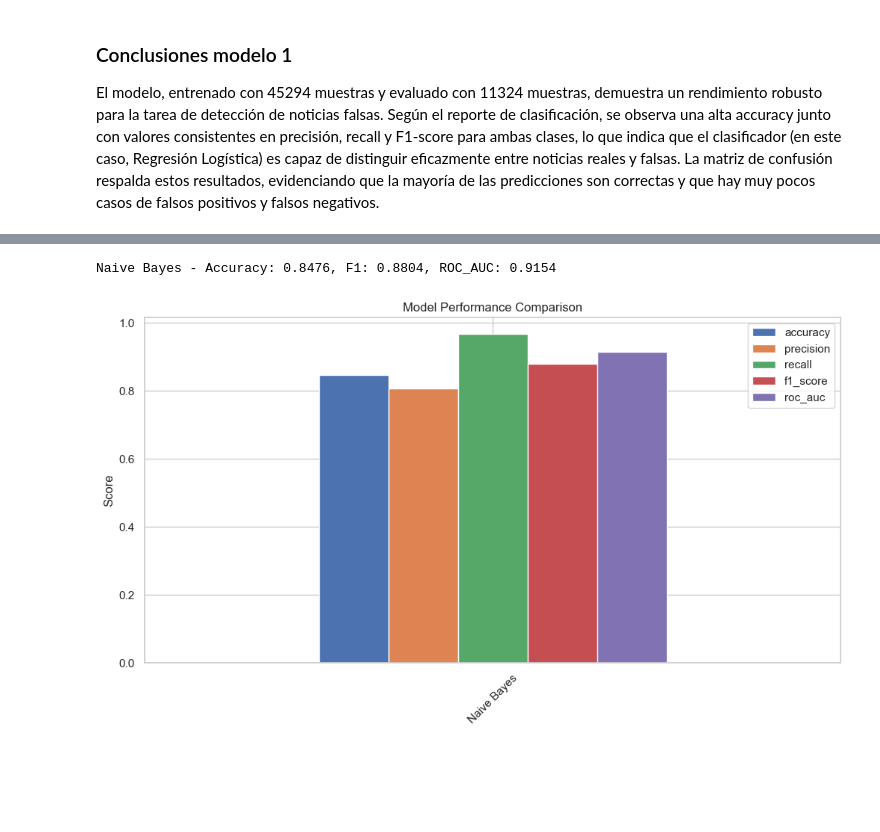
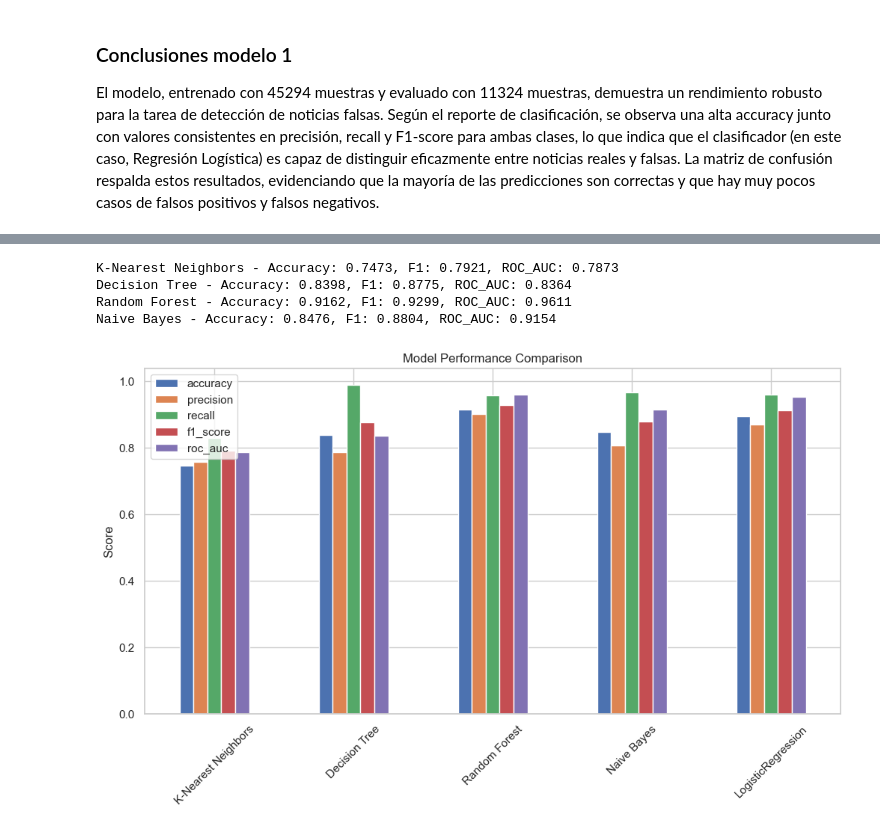
Before and after one commit to GROUP-BI/Proyecto1, a Jupyter notebook: Proyecto1_BI.ipynb, the cells around one changed output, grey strips where cells are left out. Drawn from its saved outputs; the diff is of its cells as text; code cells hidden in the pictures; blank space fills up the shorter version.

Commit message:
estilos de impresion en los modelos
Co-Authored-By: Mateo Chilito <106893837+Mateo2141@users.noreply.github.com>

```diff
--- a/Proyecto1_BI.ipynb
+++ b/Proyecto1_BI.ipynb
@@ -352,6 +334,8 @@ y_pred = model.predict(X_test_tfidf)
 
 # Calcular y mostrar las métricas de evaluación
 accuracy = accuracy_score(y_test, y_pred)
+y1_test = y_test
+y1_pred = y_pred
 print('Accuracy:', accuracy)
 
 print('\nReporte de Clasificación:')
@@ -381,7 +365,7 @@ La Curva ROC (Receiver Operating Characteristic) junto con el valor del AUC (Are
 # %%
 # Obtener las probabilidades de la clase positiva (por ejemplo, noticias falsas)
 y_prob = model.predict_proba(X_test_tfidf)[:, 1]
-
+y1_prob = y_prob
 # Calcular la tasa de verdaderos positivos (TPR) y la tasa de falsos positivos (FPR)
 fpr, tpr, thresholds = roc_curve(y_test, y_prob)
 roc_auc = auc(fpr, tpr)
@@ -425,6 +416,30 @@ def evaluate_model(model, X_train_vec, X_test_vec, y_train, y_test):
         'roc_auc': roc_auc_score(y_test, y_prob) if y_prob is not None else None,
         'conf_matrix': confusion_matrix(y_test, y_pred)
     }
+
+
+    print(f"\nReporte de Clasificación para {model.__class__.__name__}:")
+    print(classification_report(y_test, y_pred))
+    print('Matriz de Confusión:')
+    print(confusion_matrix(y_test, y_pred))
+
+
+    # Calcular la tasa de verdaderos positivos (TPR) y la tasa de falsos positivos (FPR)
+    fpr, tpr, thresholds = roc_curve(y_test, y_prob)
+    roc_auc = auc(fpr, tpr)
+
+
+    # Graficar la curva ROC
+    plt.figure(figsize=(8,6))
+    plt.plot(fpr, tpr, color='blue', lw=2, label=f'Curva ROC de {model.__class__.__name__} (AUC = {roc_auc:.2f})')
+    plt.plot([0, 1], [0, 1], color='grey', lw=1, linestyle='--')  # Línea de referencia (modelo aleatorio)
+    plt.xlabel('Tasa de Falsos Positivos')
+    plt.ylabel('Tasa de Verdaderos Positivos')
+    plt.title('Curva ROC')
+    plt.legend(loc="lower right")
+    plt.grid(True)
+    plt.show()
+
     return metrics
 
 # Evaluate all models
@@ -433,14 +448,31 @@ for name, model in models.items():
     metrics = evaluate_model(model, X_train_tfidf, X_test_tfidf, y_train, y_test)
     results[name] = metrics
     print(f"{name} - Accuracy: {metrics['accuracy']:.4f}, F1: {metrics['f1_score']:.4f}, ROC_AUC: {metrics['roc_auc']:.4f}")
-
-# Compare models
-df_results = pd.DataFrame.from_dict(results, orient='index').drop(columns=['conf_matrix'])
-df_results.plot(kind='bar', figsize=(12, 6))
-plt.title('Model Performance Comparison')
-plt.ylabel('Score')
-plt.xticks(rotation=45)
-plt.show()
 # %% [output]
+K-Nearest Neighbors - Accuracy: 0.7473, F1: 0.7921, ROC_AUC: 0.7873
+Decision Tree - Accuracy: 0.8398, F1: 0.8775, ROC_AUC: 0.8364
+Random Forest - Accuracy: 0.9162, F1: 0.9299, ROC_AUC: 0.9611
 Naive Bayes - Accuracy: 0.8476, F1: 0.8804, ROC_AUC: 0.9154
-[figure, removed]
+# %%
+#add logistic regression
+log_metrics = {
+        'accuracy': accuracy_score(y1_test, y1_pred),
+        'precision': precision_score(y1_test, y1_pred),
+        'recall': recall_score(y1_test, y1_pred),
+        'f1_score': f1_score(y1_test, y1_pred),
+        'roc_auc': roc_auc_score(y1_test, y1_prob) if y_prob is not None else None,
+        'conf_matrix': confusion_matrix(y1_test, y1_pred)
+    }
+
+results["LogisticRegression"] = log_metrics
+
+
+# Compare models
+df_results = pd.DataFrame.from_dict(results, orient='index').drop(columns=['conf_matrix'])
+df_results.plot(kind='bar', figsize=(12, 6))
+plt.title('Model Performance Comparison')
+plt.ylabel('Score')
+plt.xticks(rotation=45)
+plt.show()
+# %% [output]
+[figure, added]
```
Also changed, not shown: parts of 2 cells of this notebook.
